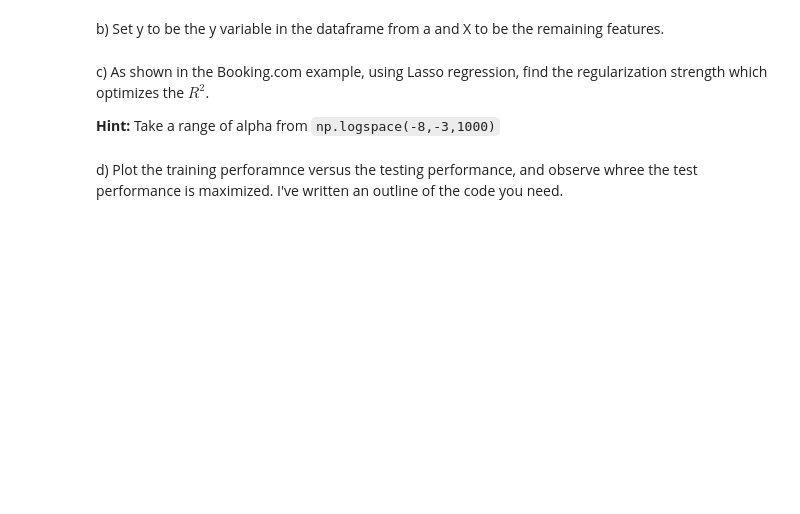
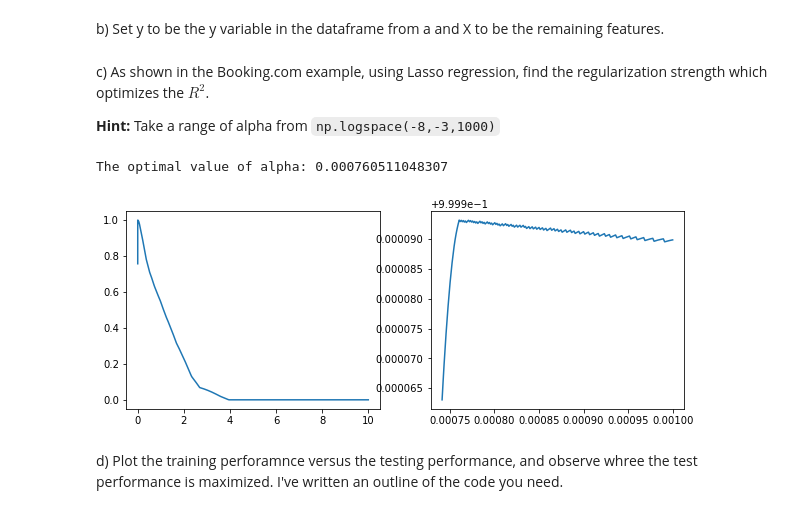
Before and after one commit to Columbia-Intro-Data-Science/python-introduction-zyyJustin, a Jupyter notebook: HW2/Homework 2 - Regularization with Lasso .ipynb, the cells around one changed output. Saved outputs shown, nothing was run; the diff lists cells and outputs as text; code cells hidden in the pictures; blank space fills up the shorter version.

```diff
--- a/HW2/Homework 2 - Regularization with Lasso .ipynb
+++ b/HW2/Homework 2 - Regularization with Lasso .ipynb
@@ -22,5 +22,7 @@ $$ \max_{\lambda} 1 - \frac{\sum_{j} (y_j - \beta_{\lambda} \cdot x_j)^2}{\sum_j
 a) Load in hw2data.csv from ../data into a pandas dataframe.
 # %%
 import pandas as pd
-csv = pd.read_csv('https://github.com/Columbia-Intro-Data-Science/APMAE4990-/blob/master/data/hw2data.csv', index_col=0)
+import numpy as np
+df = pd.read_csv('../data/hw2data.csv')
+df.head()
 # %% [output]
@@ -28,10 +36,61 @@ CParserError: Error tokenizing data. C error: Expected 1 fields in line 102, saw
 # %% [markdown]
 b) Set y to be the y variable in the dataframe from a and X to be the remaining features.
+# %%
+y = df.iloc[:, -1]
+X = df.iloc[:, :-1]
 # %% [markdown]
 c) As shown in the Booking.com example, using Lasso regression, find the regularization strength
 which optimizes the $R^2$.
 
 **Hint:** Take a range of alpha from `np.logspace(-8,-3,1000)`
+# %%
+size = len(df)
+
+# Split the features into training/testing sets
+X_train = X[0:int(size*0.8)]
+X_test = X[int(size*0.8):]
+
+# Split the Sales into training/testing sets
+y_train = y[0:int(size*0.8)]
+y_test = y[int(size*0.8):]
+
+from sklearn.linear_model import Lasso
+import matplotlib.pyplot as plt
+
+# Create linear regression object
+alphas = np.logspace(-5,1,1000)
+scores = []
+for alpha in alphas:
+    regr = Lasso(alpha = alpha)
+
+    # Train the model using the training sets
+    regr.fit(X_train, y_train)
+    scores.append(regr.score(X_test, y_test))
+
+fig = plt.figure(figsize=(10,8))
+plt.subplot(221)
+plt.plot(alphas, scores)
+
+
+alphas = np.logspace(-3.13,-3,200)
+scores = []
+for alpha in alphas:
+    regr = Lasso(alpha = alpha)
+
+    # Train the model using the training sets
+    regr.fit(X_train, y_train)
+    scores.append(regr.score(X_test, y_test))
+plt.subplot(222)
+plt.plot(alphas, scores)
+
+
+# Find the optimal value of alpha
+index = scores.index(max(scores))
+alpha_optim = alphas[index]
+print("The optimal value of alpha:", alpha_optim)
+# %% [output]
+The optimal value of alpha: 0.000760511048307
+[figure, added]
 # %% [markdown]
 d) Plot the training perforamnce versus the testing performance, and observe whree the test performance is
 maximized. I've written an outline of the code you need.
```
Also changed, not shown: parts of 6 cells of this notebook.
